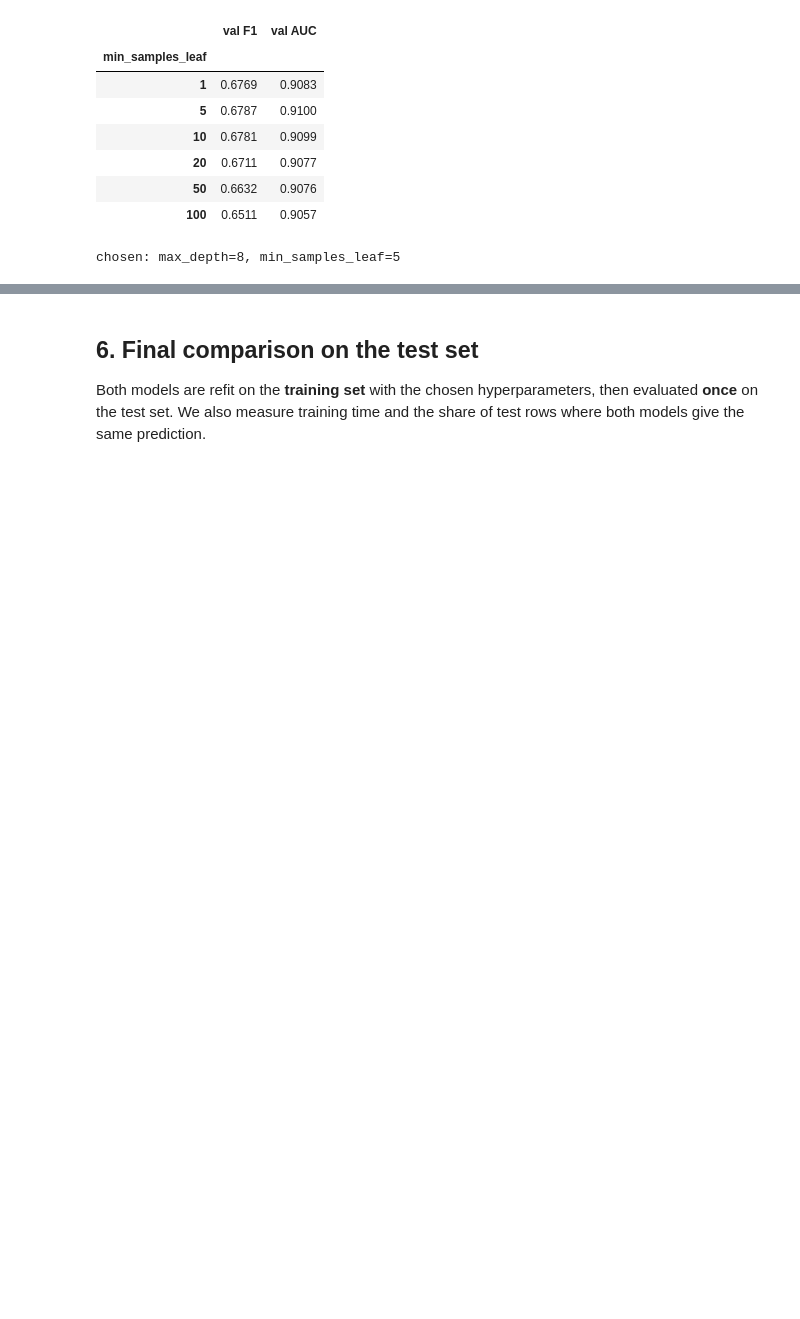
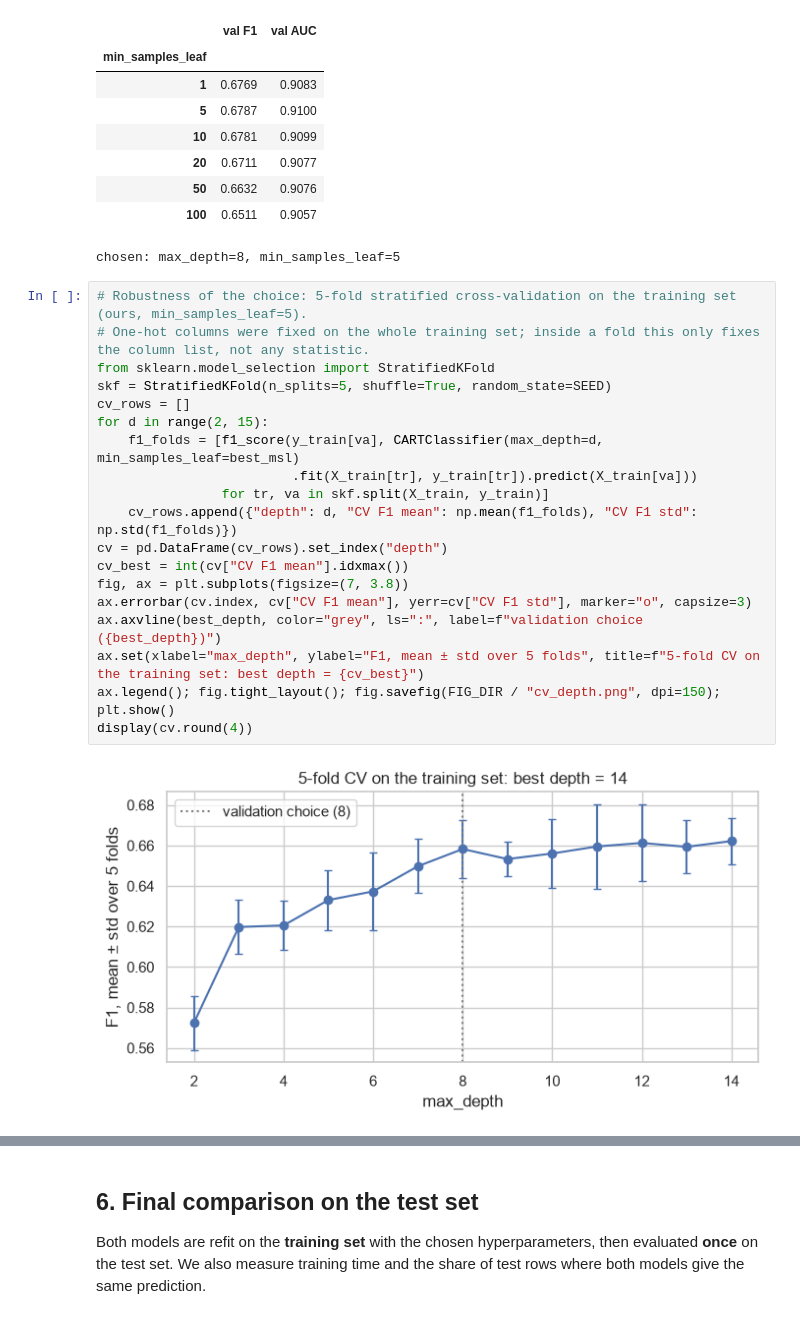
Before and after one commit to Petrel971/ML-Project-Bootcamp, a Jupyter notebook: notebooks/02_experiments.ipynb, the cells around one changed output, grey strips where cells are left out. Saved outputs shown, nothing was run; the diff lists cells and outputs as text; blank space fills up the shorter version.

```diff
--- a/notebooks/02_experiments.ipynb
+++ b/notebooks/02_experiments.ipynb
@@ -245,3 +245,24 @@ display(leaf_grid.round(4)); print(f"chosen: max_depth={best_depth}, min_samples
 | 50 | 0.6632 | 0.9076 |
 | 100 | 0.6511 | 0.9057 |
 chosen: max_depth=8, min_samples_leaf=5
+# %%
+# Robustness of the choice: 5-fold stratified cross-validation on the training set (ours, min_samples_leaf=5).
+# One-hot columns were fixed on the whole training set; inside a fold this only fixes the column list, not any statistic.
+from sklearn.model_selection import StratifiedKFold
+skf = StratifiedKFold(n_splits=5, shuffle=True, random_state=SEED)
+cv_rows = []
+for d in range(2, 15):
+    f1_folds = [f1_score(y_train[va], CARTClassifier(max_depth=d, min_samples_leaf=best_msl)
+                         .fit(X_train[tr], y_train[tr]).predict(X_train[va]))
+                for tr, va in skf.split(X_train, y_train)]
+    cv_rows.append({"depth": d, "CV F1 mean": np.mean(f1_folds), "CV F1 std": np.std(f1_folds)})
+cv = pd.DataFrame(cv_rows).set_index("depth")
+cv_best = int(cv["CV F1 mean"].idxmax())
+fig, ax = plt.subplots(figsize=(7, 3.8))
+ax.errorbar(cv.index, cv["CV F1 mean"], yerr=cv["CV F1 std"], marker="o", capsize=3)
+ax.axvline(best_depth, color="grey", ls=":", label=f"validation choice ({best_depth})")
+ax.set(xlabel="max_depth", ylabel="F1, mean ± std over 5 folds", title=f"5-fold CV on the training set: best depth = {cv_best}")
+ax.legend(); fig.tight_layout(); fig.savefig(FIG_DIR / "cv_depth.png", dpi=150); plt.show()
+display(cv.round(4))
+# %% [output]
+[figure, added]
```
Also changed, not shown: parts of 11 cells of this notebook, 7 other files.
